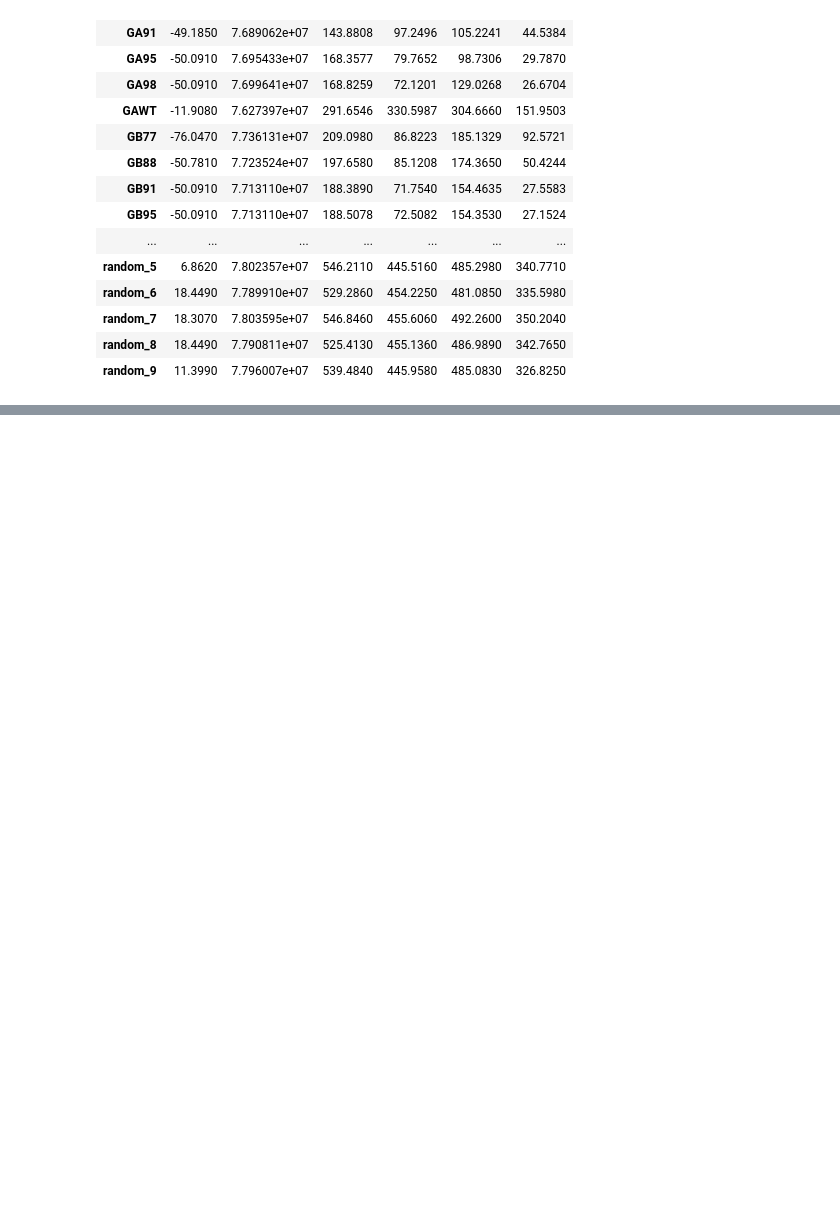
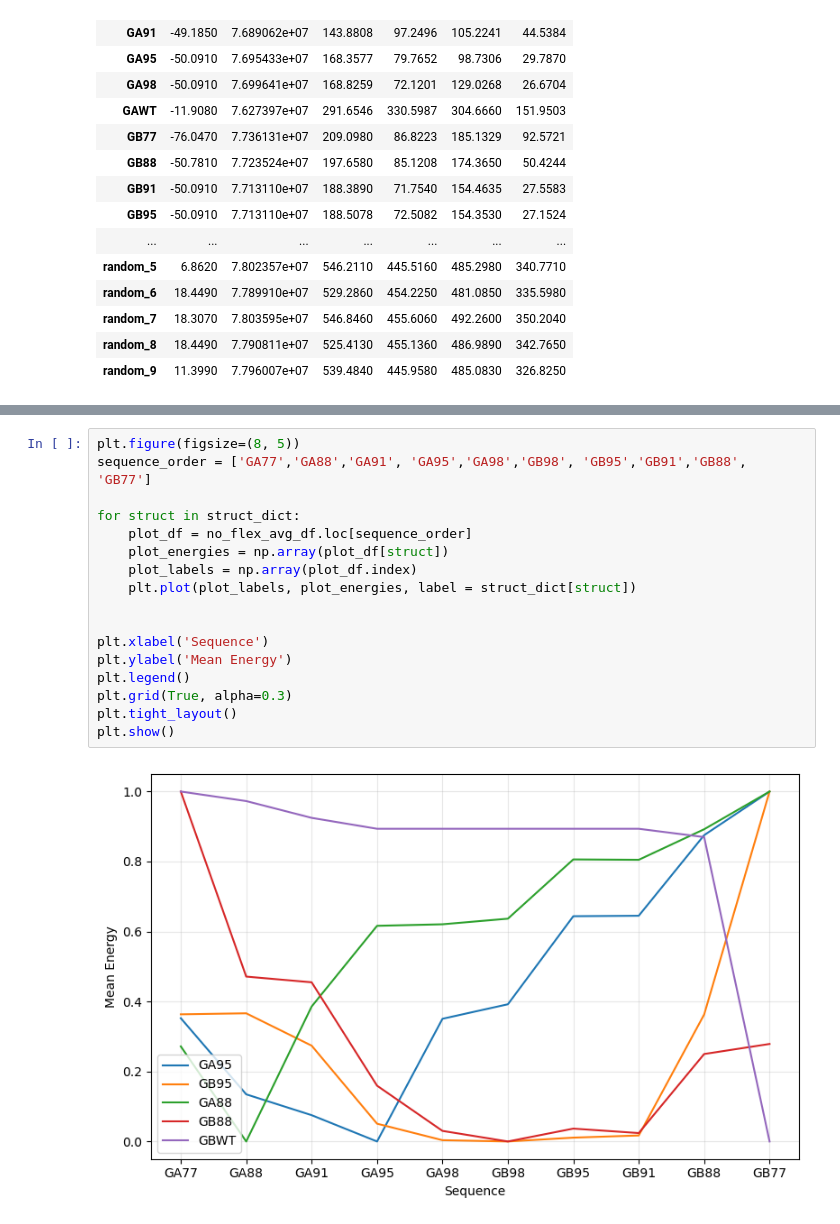
Before and after one commit to GeroyUsilov/bb-scripts, a Jupyter notebook: flex_comparison.ipynb, the cells around one changed output, grey strips where cells are left out. Saved outputs shown, nothing was run; the diff lists cells and outputs as text; blank space fills up the shorter version.

```diff
--- a/flex_comparison.ipynb
+++ b/flex_comparison.ipynb
@@ -127,0 +140,19 @@ plt.show()
+# %%
+plt.figure(figsize=(8, 5))
+sequence_order = ['GA77','GA88','GA91', 'GA95','GA98','GB98', 'GB95','GB91','GB88', 'GB77']
+
+for struct in struct_dict:
+    plot_df = no_flex_avg_df.loc[sequence_order]
+    plot_energies = np.array(plot_df[struct])
+    plot_labels = np.array(plot_df.index)
+    plt.plot(plot_labels, plot_energies, label = struct_dict[struct])
+
+
+plt.xlabel('Sequence')
+plt.ylabel('Mean Energy')
+plt.legend()
+plt.grid(True, alpha=0.3)
+plt.tight_layout()
+plt.show()
+# %% [output]
+[figure, added]
```
Also changed, not shown: parts of 12 cells of this notebook, 9 other files.
